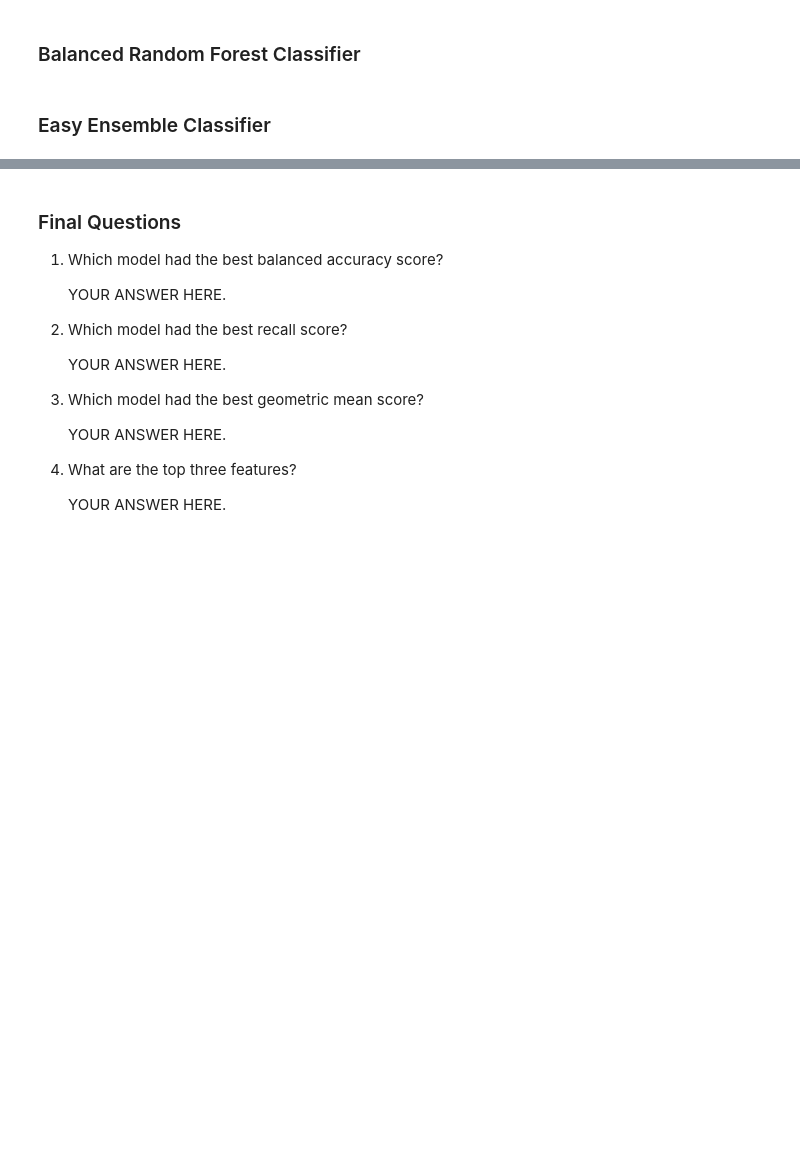
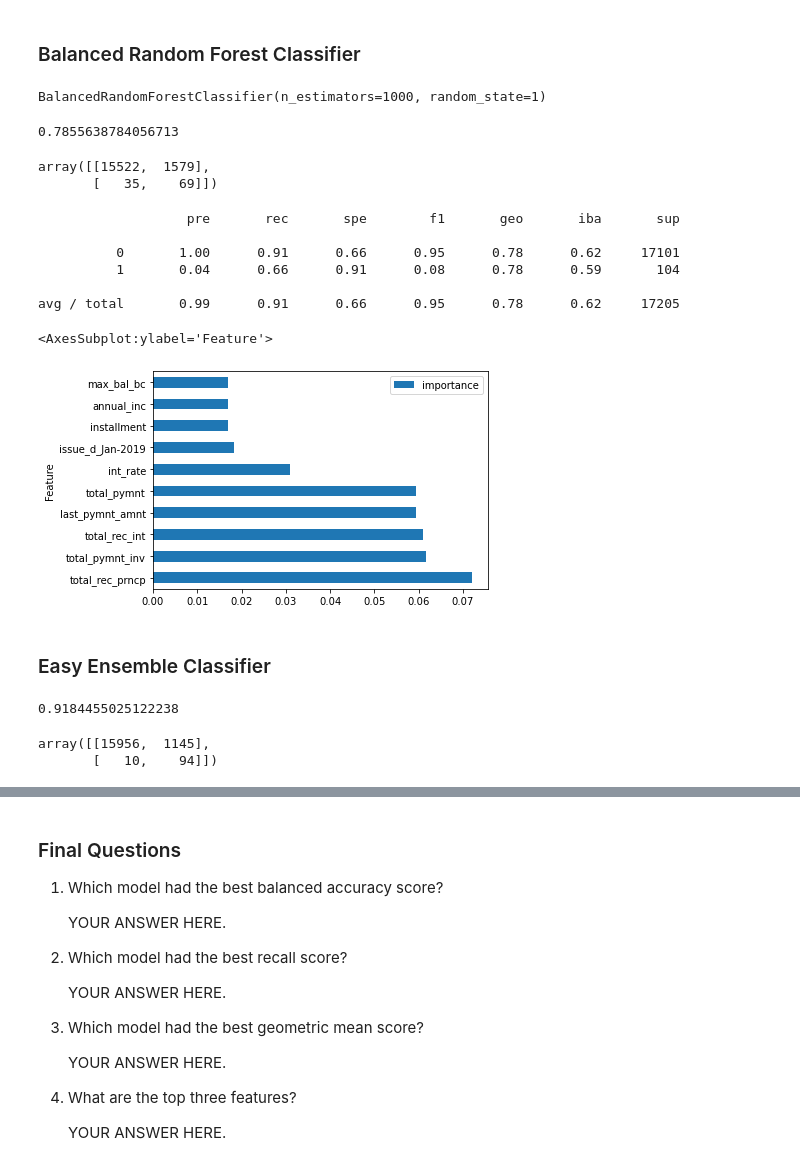
Before and after one commit to senalba/homework-11-machine-learning, a Jupyter notebook: credit_risk_ensemble.ipynb, the cells around one changed output, grey strips where cells are left out. Cells and saved outputs as stored; diff of their text form; code cells hidden in the pictures; blank space fills up the shorter version.

```diff
--- a/credit_risk_ensemble.ipynb
+++ b/credit_risk_ensemble.ipynb
@@ -103,14 +103,16 @@ X_train, X_test, y_train, y_test = train_test_split(X, y,  random_state=42)
 Scale the training and testing data using the `StandardScaler` from `sklearn`. Remember that when scaling the data, you only scale the features data (`X_train` and `X_testing`).
 # %%
 # Create the StandardScaler instance
-# YOUR CODE HERE
+from sklearn.preprocessing import StandardScaler
+scaler = StandardScaler()
 # %%
 # Fit the Standard Scaler with the training data
 # When fitting scaling functions, only train on the training dataset
-# YOUR CODE HERE
+X_scaler = scaler.fit(X_train)
 # %%
 # Scale the training and testing data
-# YOUR CODE HERE
+X_train_scaled = X_scaler.transform(X_train)
+X_test_scaled = X_scaler.transform(X_test)X_train_scaled
 # %% [markdown]
 ## Ensemble Learners
 
@@ -127,18 +129,41 @@ Note: Use a random state of 1 for each algorithm to ensure consistency between t
 ### Balanced Random Forest Classifier
 # %%
 # Resample the training data with the BalancedRandomForestClassifier
-# YOUR CODE HERE
+from imblearn.ensemble import BalancedRandomForestClassifier
+brf = BalancedRandomForestClassifier(n_estimators=1000, random_state=1)
+brf.fit(X_train_scaled, y_train)
+# %% [output]
+BalancedRandomForestClassifier(n_estimators=1000, random_state=1)
 # %%
 # Calculated the balanced accuracy score
-# YOUR CODE HERE
+y_pred_rf = brf.predict(X_test_scaled)
+balanced_accuracy_score(y_test, y_pred_rf)
+# %% [output]
+0.7855638784056713
 # %%
 # Display the confusion matrix
-# YOUR CODE HERE
+confusion_matrix(y_test, y_pred_rf)
+# %% [output]
+array([[15522,  1579],
+       [   35,    69]])
 # %%
 # Print the imbalanced classification report
-# YOUR CODE HERE
+print(classification_report_imbalanced(y_test, y_pred_rf))
+# %% [output]
+                   pre       rec       spe        f1       geo       iba       sup
+
+          0       1.00      0.91      0.66      0.95      0.78      0.62     17101
+          1       0.04      0.66      0.91      0.08      0.78      0.59       104
+
+avg / total       0.99      0.91      0.66      0.95      0.78      0.62     17205
 # %%
 # List the features sorted in descending order by feature importance
-# YOUR CODE HERE
+
+df_features = pd.DataFrame({'Feature':X.columns, 'importance': brf.feature_importances_})
+df_features = df_features.sort_values(by='importance', ascending=False)
+df_features.iloc[:10,:].set_index('Feature').plot.barh()
+# %% [output]
+<AxesSubplot:ylabel='Feature'>
+[figure, added]
 # %% [markdown]
 ### Easy Ensemble Classifier
@@ -148,8 +176,13 @@ Note: Use a random state of 1 for each algorithm to ensure consistency between t
 # %%
 # Calculated the balanced accuracy score
-# YOUR CODE HERE
+balanced_accuracy_score(y_test, y_pred_eec)
+# %% [output]
+0.9184455025122238
 # %%
 # Display the confusion matrix
-# YOUR CODE HERE
+confusion_matrix(y_test, y_pred_eec)
+# %% [output]
+array([[15956,  1145],
+       [   10,    94]])
 # %%
 # Print the imbalanced classification report
```
Also changed, not shown: parts of 3 cells of this notebook.
